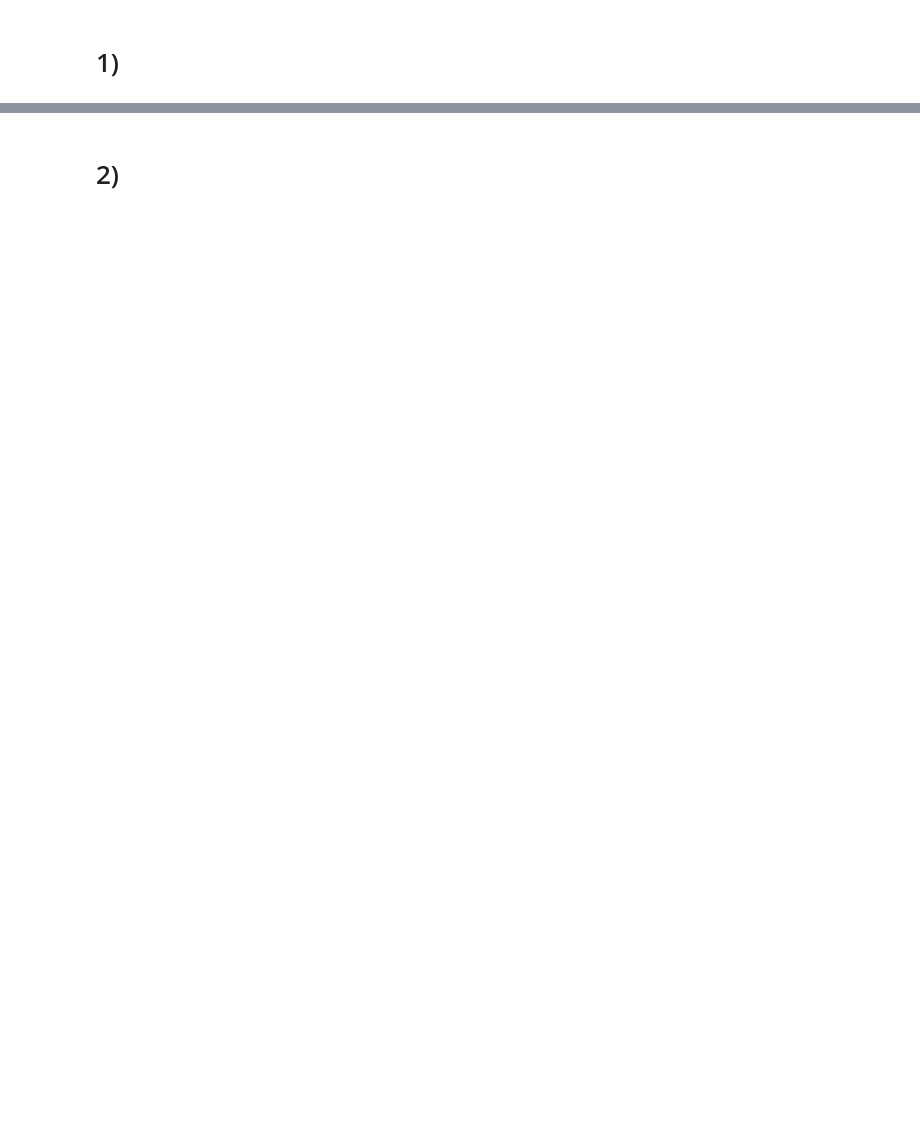
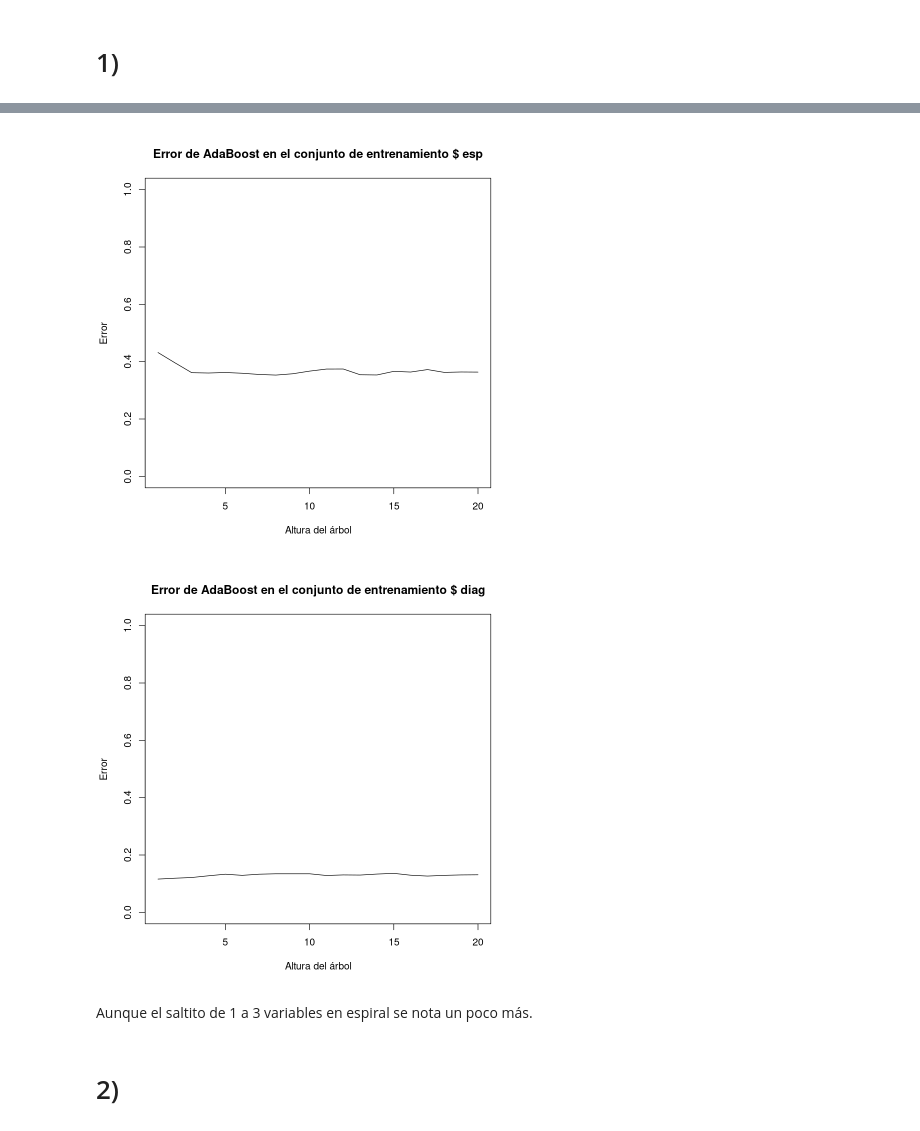
Before and after one commit to swirzt/TMD, a Jupyter notebook: TP4.ipynb, the cells around one changed output, grey strips where cells are left out. Drawn from its saved outputs; the diff is of its cells as text; code cells hidden in the pictures; blank space fills up the shorter version.

```diff
--- a/TP4.ipynb
+++ b/TP4.ipynb
@@ -37,3 +41,11 @@ lorem ipsum dolor sit amet
+# %%
+plot(esp_error[, 1], esp_error[, 2], type = "l", xlab = "Altura del árbol", ylab = "Error", main = "Error de AdaBoost en el conjunto de entrenamiento $ esp", ylim = c(0, 1))
+plot(diag_error[, 1], diag_error[, 2], type = "l", xlab = "Altura del árbol", ylab = "Error", main = "Error de AdaBoost en el conjunto de entrenamiento $ diag", ylim = c(0, 1))
+# %% [output]
+[figure, added]
+[figure, added]
+# %% [markdown]
+Aunque el saltito de 1 a 3 variables en espiral se nota un poco más.
 # %% [markdown]
 # 2)
 # %%
```
Also changed, not shown: parts of 32 cells of this notebook.
